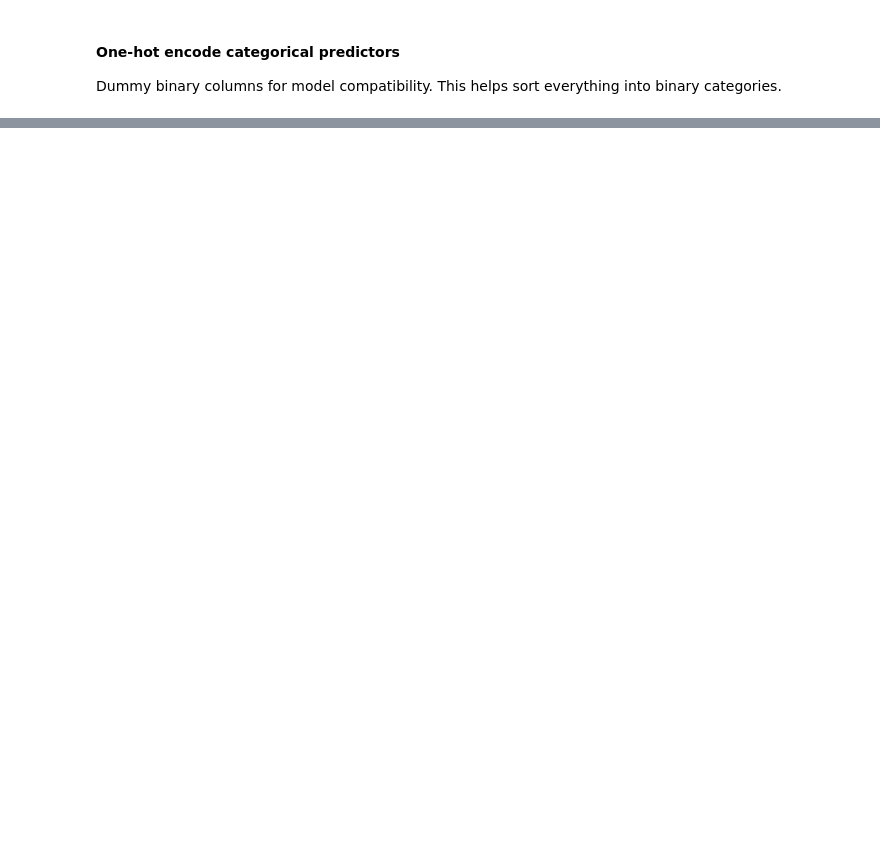
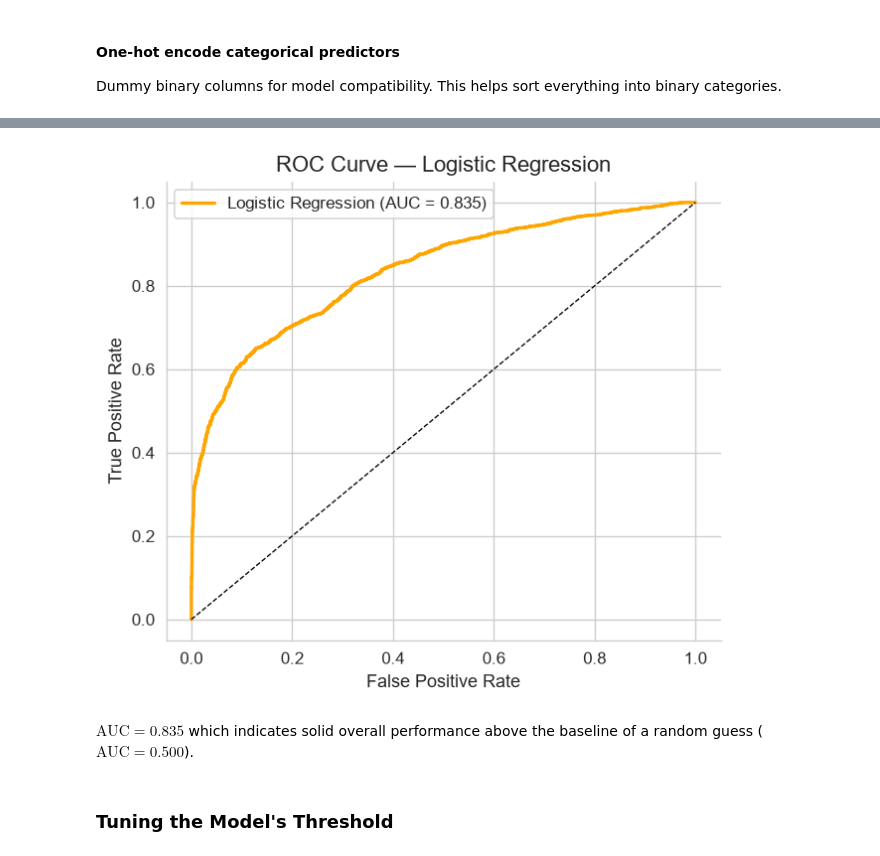
Before and after one commit to cda79/IAT461-Final, a Jupyter notebook: IAT461_wildfires.ipynb, the cells around one changed output, grey strips where cells are left out. Cells and saved outputs as stored; diff of their text form; code cells hidden in the pictures; blank space fills up the shorter version.

```diff
--- a/IAT461_wildfires.ipynb
+++ b/IAT461_wildfires.ipynb
@@ -665,0 +680,4 @@ df.head()
+# %%
+X_train, X_test, y_train, y_test = train_test_split(
+    X, y, test_size=0.2, random_state=42, stratify=y
+)
@@ -665,0 +714,28 @@ df.head()
+# %%
+from sklearn.model_selection import train_test_split
+from sklearn.linear_model import LogisticRegression
+from sklearn.metrics import classification_report, confusion_matrix, roc_auc_score, accuracy_score
+
+print(f"Train: {X_train_scaled.shape}  |  Test: {X_test_scaled.shape}")
+print(f"Train positive rate: {y_train.mean():.3f}  |  Test positive rate: {y_test.mean():.3f}\n")
+
+# Fit model on existing scaled training data
+lr_model = LogisticRegression(max_iter=1000, random_state=42)
+lr_model.fit(X_train_scaled, y_train)
+
+# Evaluate on existing scaled test data
+y_pred = lr_model.predict(X_test_scaled)
+y_prob = lr_model.predict_proba(X_test_scaled)[:, 1]
+
+print(f"Overall Accuracy: {accuracy_score(y_test, y_pred):.4f}")
+print(f"ROC-AUC Score:    {roc_auc_score(y_test, y_prob):.4f}\n")
+print(classification_report(y_test, y_pred, target_names=['Lightning (0)', 'Human (1)']))
+
+odds_ratios = pd.DataFrame({
+    'Feature': X.columns,
+    'Coefficient': lr_model.coef_[0],
+    'Odds_Ratio': np.exp(lr_model.coef_[0])
+}).sort_values(by='Odds_Ratio', ascending=False)
+
+print("\nFeature Coefficients and Odds Ratios:")
+print(odds_ratios.to_string(index=False))
@@ -665,0 +772,18 @@ df.head()
+# %%
+fpr_lr, tpr_lr, _ = roc_curve(y_test, y_prob)
+auc_lr = roc_auc_score(y_test, y_prob)
+
+fig, ax = plt.subplots(figsize=(6, 5))
+ax.plot(fpr_lr, tpr_lr, color='orange', lw=2, label=f'Logistic Regression (AUC = {auc_lr:.3f})')
+ax.plot([0,1],[0,1], 'k--', lw=0.8)
+ax.set_xlabel('False Positive Rate')
+ax.set_ylabel('True Positive Rate')
+ax.set_title('ROC Curve — Logistic Regression')
+ax.legend()
+plt.show()
+# %% [output]
+[figure, added]
+# %% [markdown]
+$\text{AUC} = 0.835$ which indicates solid overall performance above the baseline of a random guess ($\text{AUC} = 0.500$).
+# %% [markdown]
+### Tuning the Model's Threshold
```
Also changed, not shown: parts of 22 cells of this notebook.
